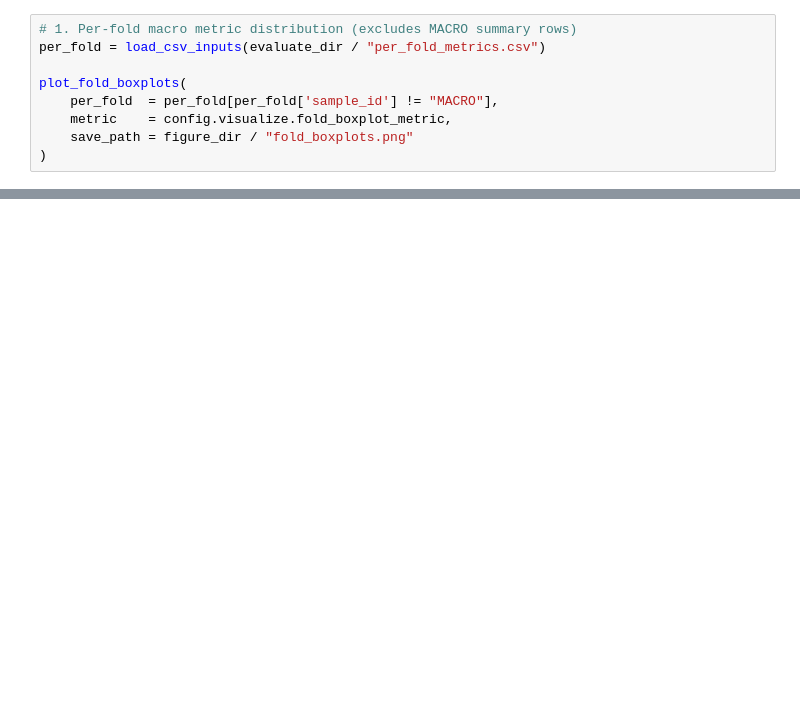
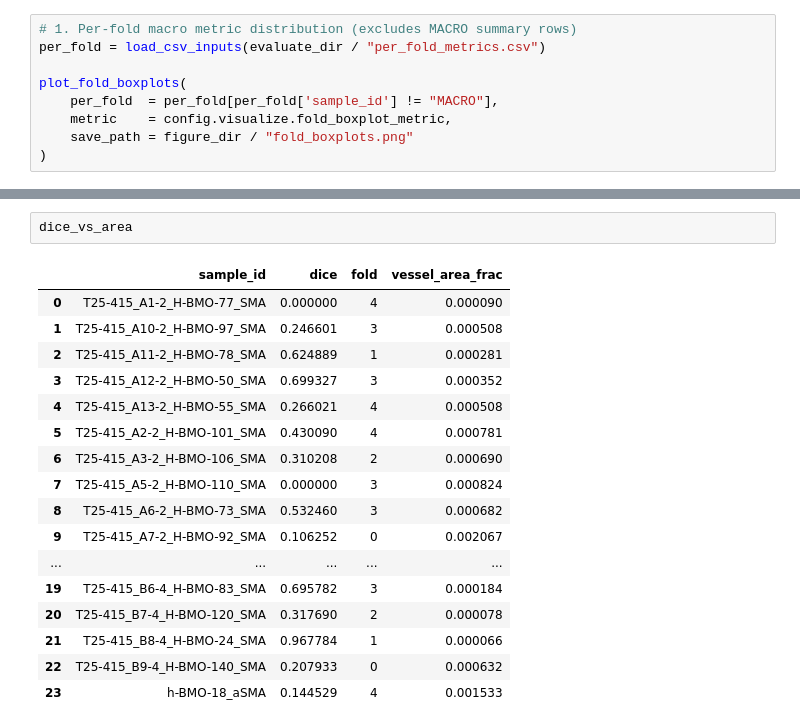
Before and after one commit to sophiamjiali/chip-stroma-analysis, a Jupyter notebook: notebooks/10_visualize.ipynb, the cells around one changed output, grey strips where cells are left out. Cells and saved outputs as stored; diff of their text form; blank space fills up the shorter version.

```diff
--- a/notebooks/10_visualize.ipynb
+++ b/notebooks/10_visualize.ipynb
@@ -148,0 +174,20 @@ save_path = figure_dir / "optuna_parallel_coords.png"
+# %%
+dice_vs_area
+# %% [output]
+|  | sample_id | dice | fold | vessel_area_frac |
+| 0 | T25-415_A1-2_H-BMO-77_SMA | 0.000000 | 4 | 0.000090 |
+| 1 | T25-415_A10-2_H-BMO-97_SMA | 0.246601 | 3 | 0.000508 |
+| 2 | T25-415_A11-2_H-BMO-78_SMA | 0.624889 | 1 | 0.000281 |
+| 3 | T25-415_A12-2_H-BMO-50_SMA | 0.699327 | 3 | 0.000352 |
+| 4 | T25-415_A13-2_H-BMO-55_SMA | 0.266021 | 4 | 0.000508 |
+| 5 | T25-415_A2-2_H-BMO-101_SMA | 0.430090 | 4 | 0.000781 |
+| 6 | T25-415_A3-2_H-BMO-106_SMA | 0.310208 | 2 | 0.000690 |
+| 7 | T25-415_A5-2_H-BMO-110_SMA | 0.000000 | 3 | 0.000824 |
+| 8 | T25-415_A6-2_H-BMO-73_SMA | 0.532460 | 3 | 0.000682 |
+| 9 | T25-415_A7-2_H-BMO-92_SMA | 0.106252 | 0 | 0.002067 |
+| ... | ... | ... | ... | ... |
+| 19 | T25-415_B6-4_H-BMO-83_SMA | 0.695782 | 3 | 0.000184 |
+| 20 | T25-415_B7-4_H-BMO-120_SMA | 0.317690 | 2 | 0.000078 |
+| 21 | T25-415_B8-4_H-BMO-24_SMA | 0.967784 | 1 | 0.000066 |
+| 22 | T25-415_B9-4_H-BMO-140_SMA | 0.207933 | 0 | 0.000632 |
+| 23 | h-BMO-18_aSMA | 0.144529 | 4 | 0.001533 |
```
Also changed, not shown: parts of 11 cells of this notebook, 8 other files.
